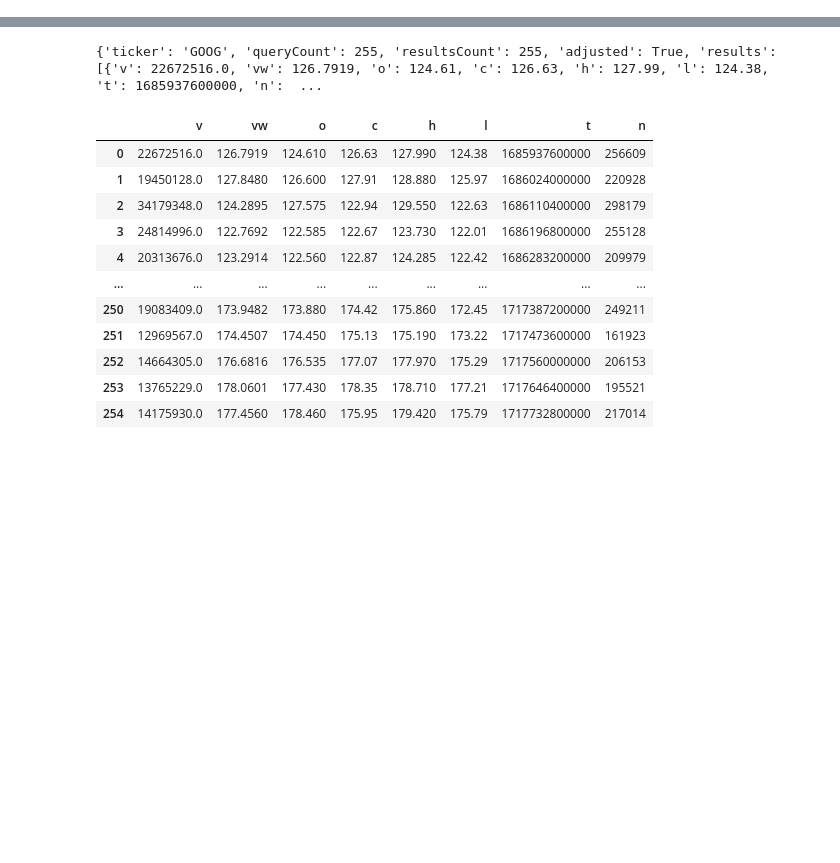
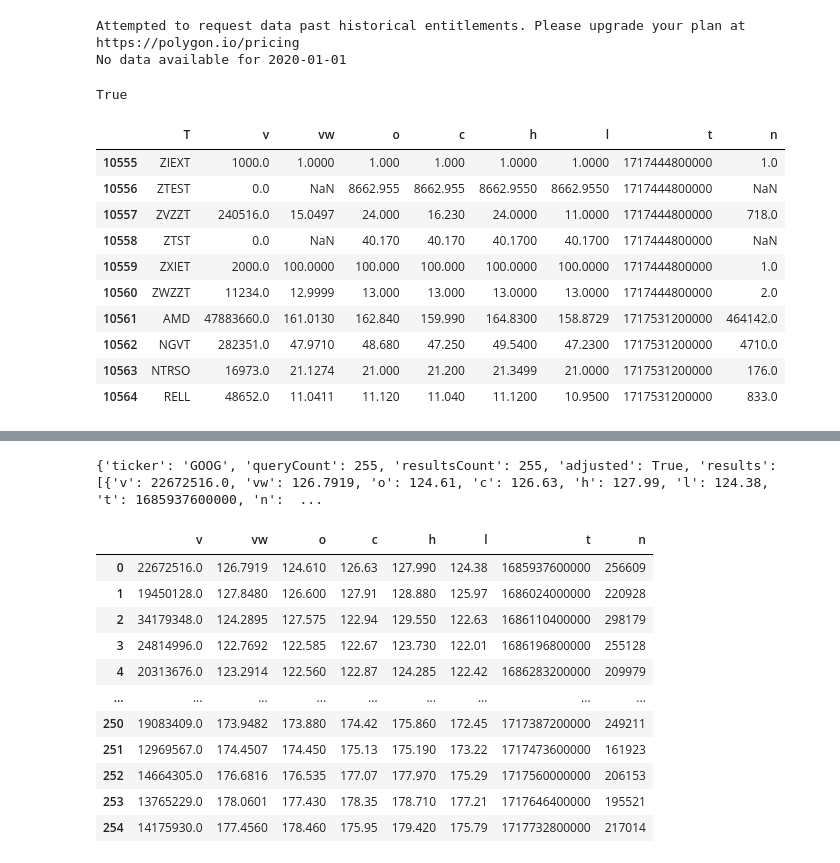
Before and after one commit to j-huic/stonks, a Jupyter notebook: requests.ipynb, the cells around one changed output, grey strips where cells are left out. Drawn from its saved outputs; the diff is of its cells as text; code cells hidden in the pictures; blank space fills up the shorter version.

Commit message:
requests progress; functions added for dates->dataframe pipeline

```diff
--- a/requests.ipynb
+++ b/requests.ipynb
@@ -8,9 +19,3 @@ apikey = '3CenRhJBzNqh2_C_5S38pOyt3ozLvQDm'
 # %%
-def daily_agg(date, apikey, df=True):
-    url = f'https://api.polygon.io/v2/aggs/grouped/locale/us/market/stocks/{date}?apiKey={apikey}'
-    response = requests.get(url)
-    data = response.json()
-
-    if df:
-        df = pd.DataFrame(data['results'])
-    return df
+date = '2020-01-01'
+url = f'https://api.polygon.io/v2/aggs/grouped/locale/us/market/stocks/{date}?apiKey={apikey}'
@@ -25,0 +35,36 @@ def single_stock(ticker, from_date, to_date, apikey, df=True):
+# %%
+unauth = daily_agg('2018-01-02')
+holiday = daily_agg('2020-01-01')
+good = daily_agg('2020-06-01')
+# %% [output]
+Attempted to request data past historical entitlements. Please upgrade your plan at https://polygon.io/pricing
+No data available for 2020-01-01
+# %%
+mon = daily_agg('2024-06-03')
+tue = daily_agg('2024-06-04')
+wed = daily_agg('2024-06-05')
+# %%
+mondf = pd.DataFrame(mon['results'])
+tuedf = pd.DataFrame(tue['results'])
+weddf = pd.DataFrame(wed['results'])
+
+alldf = pd.concat([mondf, tuedf, weddf])
+# %%
+alldf.reset_index(inplace=True, drop=True)
+alldf.equals(jsondf)
+# %% [output]
+True
+# %%
+alldf.iloc[10555:10565,:]
+# %% [output]
+|  | T | v | vw | o | c | h | l | t | n |
+| 10555 | ZIEXT | 1000.0 | 1.0000 | 1.000 | 1.000 | 1.0000 | 1.0000 | 1717444800000 | 1.0 |
+| 10556 | ZTEST | 0.0 | NaN | 8662.955 | 8662.955 | 8662.9550 | 8662.9550 | 1717444800000 | NaN |
+| 10557 | ZVZZT | 240516.0 | 15.0497 | 24.000 | 16.230 | 24.0000 | 11.0000 | 1717444800000 | 718.0 |
+| 10558 | ZTST | 0.0 | NaN | 40.170 | 40.170 | 40.1700 | 40.1700 | 1717444800000 | NaN |
+| 10559 | ZXIET | 2000.0 | 100.0000 | 100.000 | 100.000 | 100.0000 | 100.0000 | 1717444800000 | 1.0 |
+| 10560 | ZWZZT | 11234.0 | 12.9999 | 13.000 | 13.000 | 13.0000 | 13.0000 | 1717444800000 | 2.0 |
+| 10561 | AMD | 47883660.0 | 161.0130 | 162.840 | 159.990 | 164.8300 | 158.8729 | 1717531200000 | 464142.0 |
+| 10562 | NGVT | 282351.0 | 47.9710 | 48.680 | 47.250 | 49.5400 | 47.2300 | 1717531200000 | 4710.0 |
+| 10563 | NTRSO | 16973.0 | 21.1274 | 21.000 | 21.200 | 21.3499 | 21.0000 | 1717531200000 | 176.0 |
+| 10564 | RELL | 48652.0 | 11.0411 | 11.120 | 11.040 | 11.1200 | 10.9500 | 1717531200000 | 833.0 |
```
Also changed, not shown: parts of 21 cells of this notebook, 1 other file.
